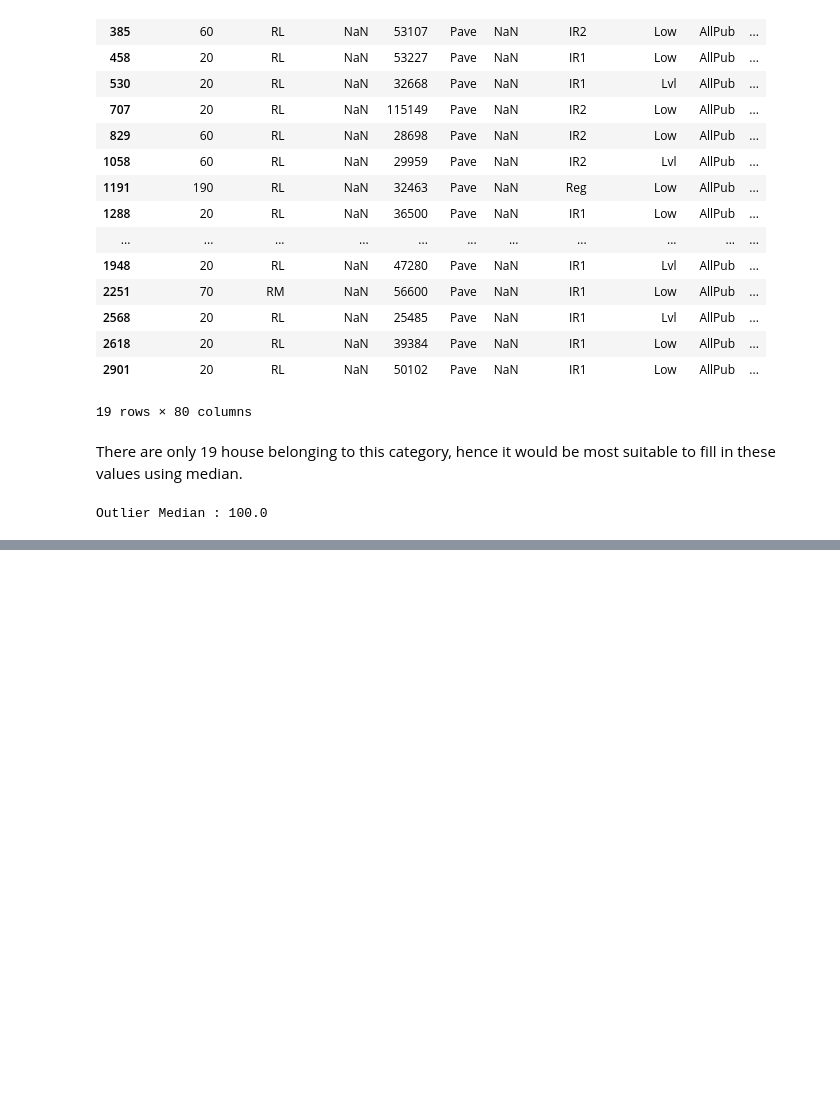
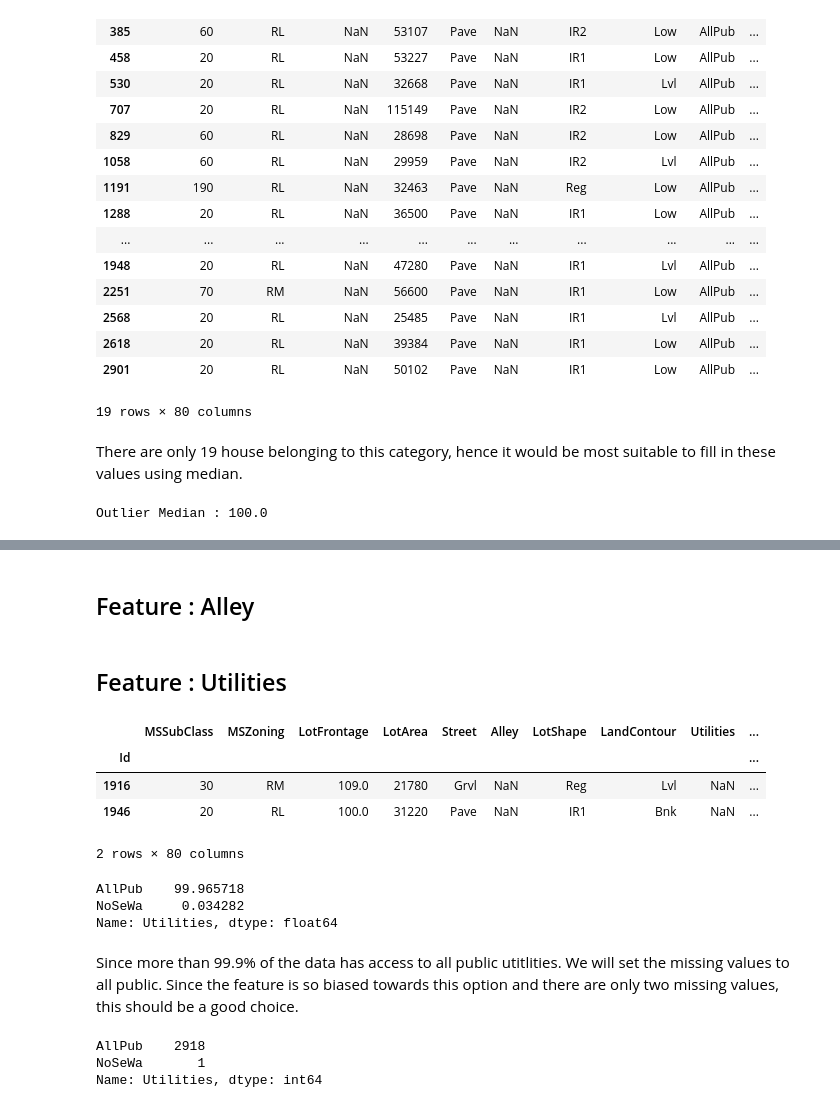
Before and after one commit to AnirudhAchal/Housing-Prices, a Jupyter notebook: Notebooks/Housing Prices .ipynb, the cells around one changed output, grey strips where cells are left out. Saved outputs shown, nothing was run; the diff lists cells and outputs as text; code cells hidden in the pictures; blank space fills up the shorter version.

Commit message:
Utilities feature complete

```diff
--- a/Notebooks/Housing Prices .ipynb
+++ b/Notebooks/Housing Prices .ipynb
@@ -577,0 +578,2 @@ memory usage: 1.9+ MB
+# %% [markdown]
+## Feature : Alley
@@ -577,0 +582,11 @@ memory usage: 1.9+ MB
+# %% [markdown]
+## Feature : Utilities
+# %%
+# Checking out horuses with missing Utilities
+df[pd.isnull(df['Utilities'])]
+# %% [output]
+|  | MSSubClass | MSZoning | LotFrontage | LotArea | Street | Alley | LotShape | LandContour | Utilities | ... |
+| Id |  |  |  |  |  |  |  |  |  | ... |
+| 1916 | 30 | RM | 109.0 | 21780 | Grvl | NaN | Reg | Lvl | NaN | ... |
+| 1946 | 20 | RL | 100.0 | 31220 | Pave | NaN | IR1 | Bnk | NaN | ... |
+2 rows × 80 columns
@@ -577,0 +596,17 @@ memory usage: 1.9+ MB
+# %%
+# Observing frequency of different Utilities entries
+df['Utilities'].value_counts(normalize = True) * 100
+# %% [output]
+AllPub    99.965718
+NoSeWa     0.034282
+Name: Utilities, dtype: float64
+# %% [markdown]
+Since more than 99.9% of the data has access to all public utitlities. We will set the missing values to all public. Since the feature is so biased towards this option and there are only two missing values, this should be a good choice.
+# %%
+df.loc[pd.isnull(df['Utilities']), 'Utilities'] = 'AllPub'
+
+df['Utilities'].value_counts()
+# %% [output]
+AllPub    2918
+NoSeWa       1
+Name: Utilities, dtype: int64
```
Also changed, not shown: parts of 10 cells of this notebook.
